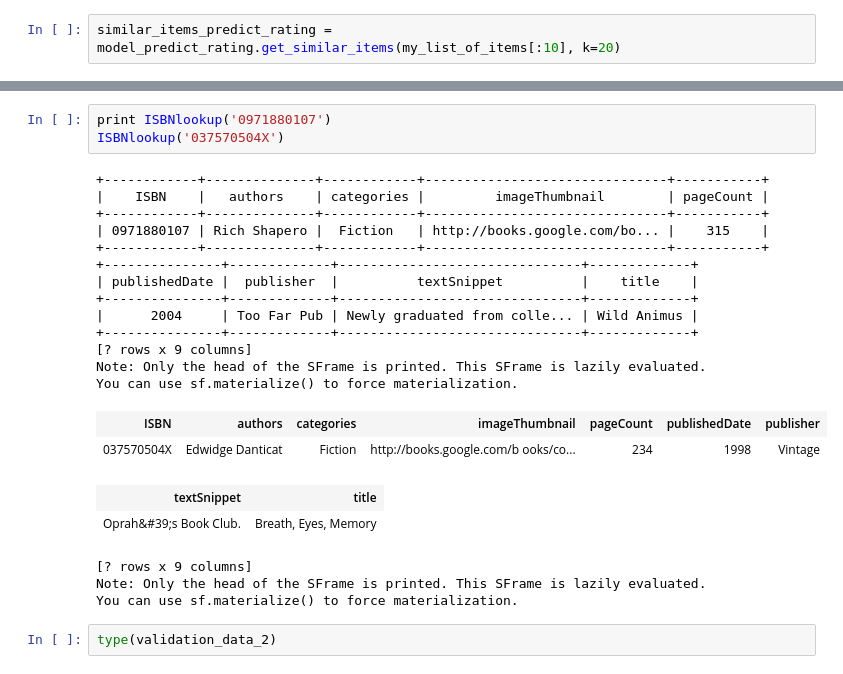
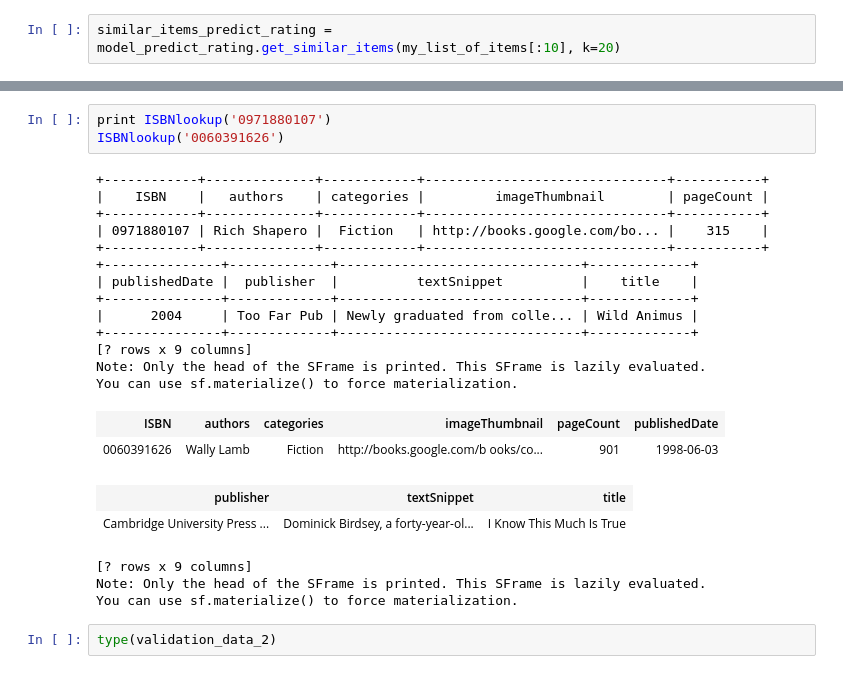
Before and after one commit to nycdatasci/bootcamp007_project, a Jupyter notebook: Project5-Capstone/shopaholics/collabFiltPython/recoGraphLabDemo.ipynb, the cells around one changed output, grey strips where cells are left out. Drawn from its saved outputs; the diff is of its cells as text.

```diff
--- a/Project5-Capstone/shopaholics/collabFiltPython/recoGraphLabDemo.ipynb
+++ b/Project5-Capstone/shopaholics/collabFiltPython/recoGraphLabDemo.ipynb
@@ -479,25 +479,25 @@ Note: Only the head of the SFrame is printed.
 You can use print_rows(num_rows=m, num_columns=n) to print more rows and columns.
 # %%
 print ISBNlookup('0971880107')
-ISBNlookup('037570504X')
+ISBNlookup('0060391626')
 # %% [output]
 +------------+--------------+------------+-------------------------------+-----------+
 |    ISBN    |   authors    | categories |         imageThumbnail        | pageCount |
 +------------+--------------+------------+-------------------------------+-----------+
 | 0971880107 | Rich Shapero |  Fiction   | http://books.google.com/bo... |    315    |
 +------------+--------------+------------+-------------------------------+-----------+
 +---------------+-------------+-------------------------------+-------------+
 | publishedDate |  publisher  |          textSnippet          |    title    |
 +---------------+-------------+-------------------------------+-------------+
 |      2004     | Too Far Pub | Newly graduated from colle... | Wild Animus |
 +---------------+-------------+-------------------------------+-------------+
 [? rows x 9 columns]
 Note: Only the head of the SFrame is printed. This SFrame is lazily evaluated.
 You can use sf.materialize() to force materialization.
-| ISBN | authors | categories | imageThumbnail | pageCount | publishedDate | publisher |
-| 037570504X | Edwidge Danticat | Fiction | http://books.google.com/b ooks/co... | 234 | 1998 | Vintage |
+| ISBN | authors | categories | imageThumbnail | pageCount | publishedDate |
+| 0060391626 | Wally Lamb | Fiction | http://books.google.com/b ooks/co... | 901 | 1998-06-03 |
-| textSnippet | title |
-| Oprah&#39;s Book Club. | Breath, Eyes, Memory |
+| publisher | textSnippet | title |
+| Cambridge University Press ... | Dominick Birdsey, a forty-year-ol... | I Know This Much Is True |
 [? rows x 9 columns]
 Note: Only the head of the SFrame is printed. This SFrame is lazily evaluated.
 You can use sf.materialize() to force materialization.
```
Also changed, not shown: parts of 11 cells of this notebook, 1 other file.
